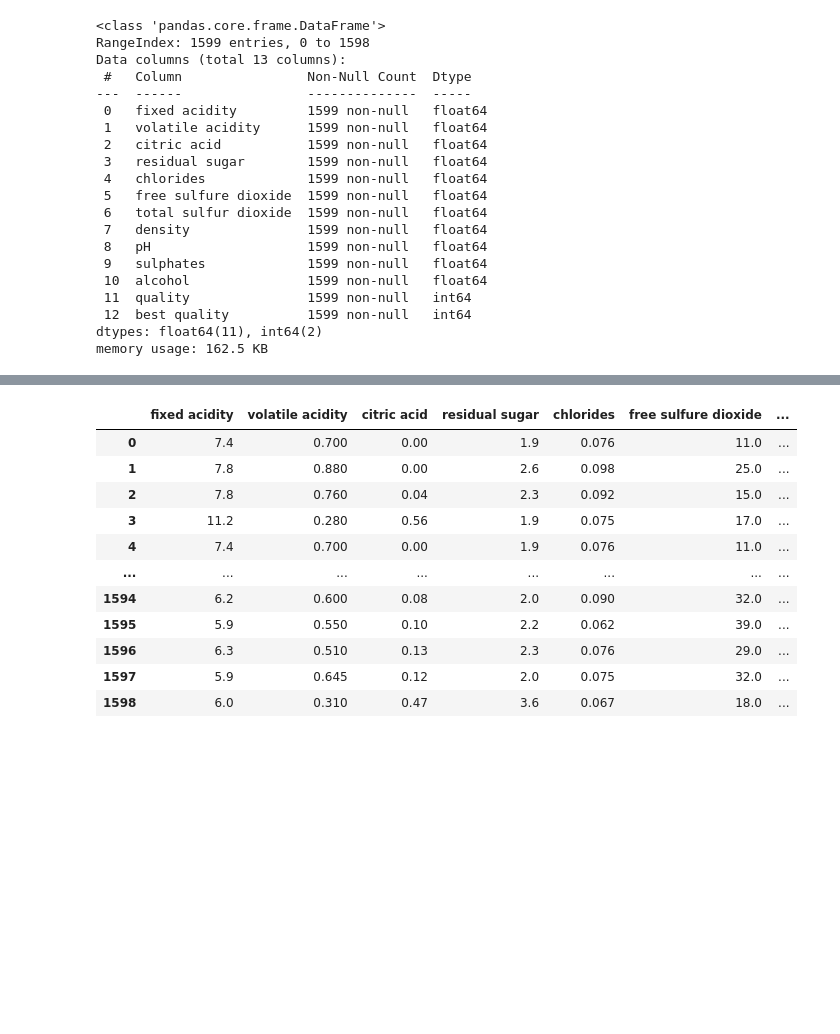
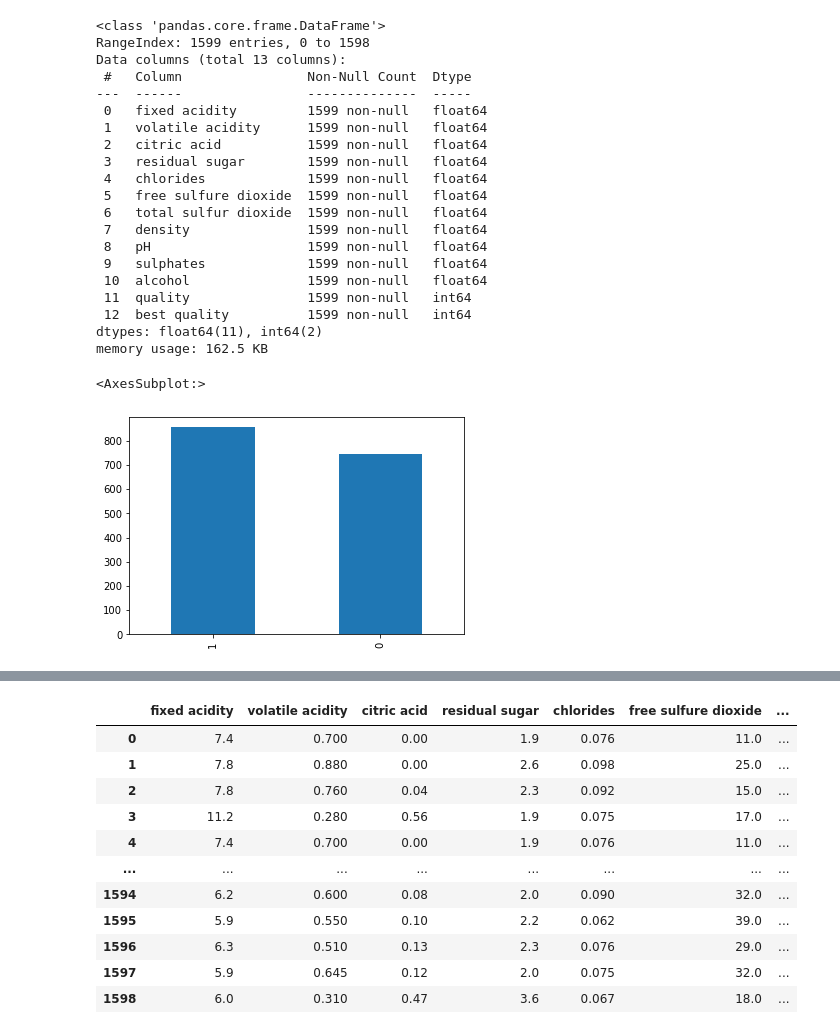
Before and after one commit to pemenalo/wine_enthusiasts, a Jupyter notebook: red_wine.ipynb, the cells around one changed output, grey strips where cells are left out. Drawn from its saved outputs; the diff is of its cells as text; code cells hidden in the pictures; blank space fills up the shorter version.

```diff
--- a/red_wine.ipynb
+++ b/red_wine.ipynb
@@ -167,3 +160,8 @@ from sqlalchemy import create_engine
+# %%
+clean_df_r['best quality'].value_counts().plot(kind='bar')
+# %% [output]
+<AxesSubplot:>
+[figure, added]
 # %%
 clean_df_r['best quality'].unique()
 # %% [output]
```
Also changed, not shown: parts of 35 cells of this notebook, 7 other files.
